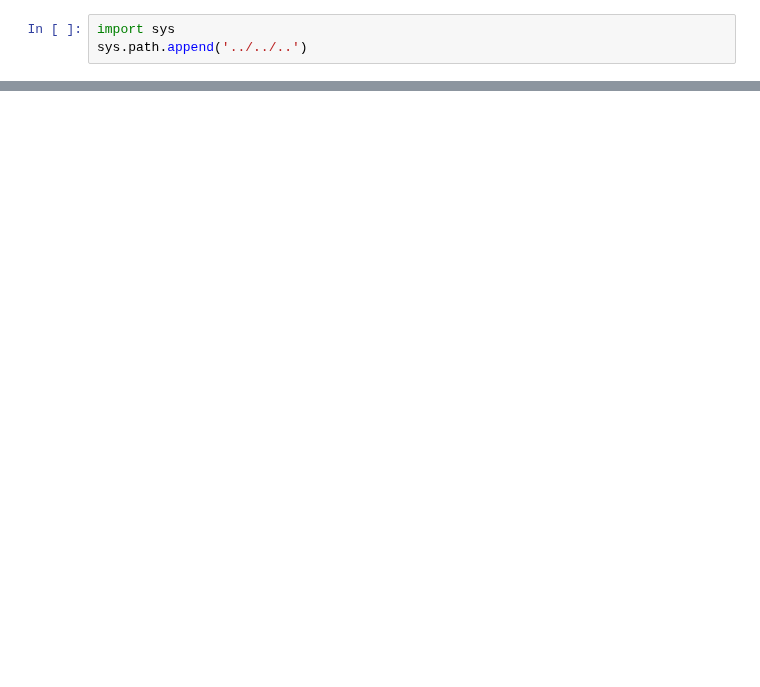
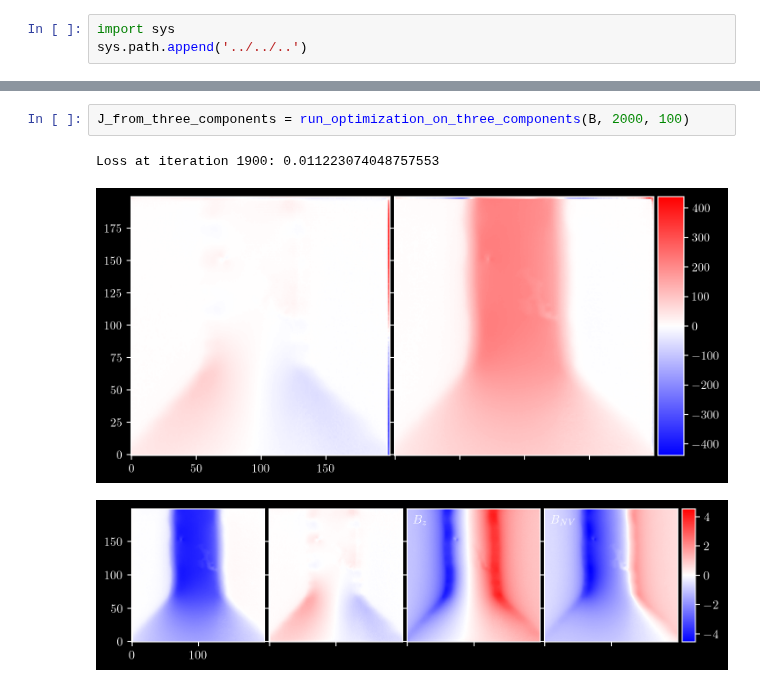
Before and after one commit to DavidBroadway/magrec, a Jupyter notebook: magrec/notebooks/Test Current Density Reconstruction/Current Reconstruction with Optimization Prototype.ipynb, the cells around one changed output, grey strips where cells are left out. Drawn from its saved outputs; the diff is of its cells as text; blank space fills up the shorter version.

```diff
--- a/magrec/notebooks/Test Current Density Reconstruction/Current Reconstruction with Optimization Prototype.ipynb
+++ b/magrec/notebooks/Test Current Density Reconstruction/Current Reconstruction with Optimization Prototype.ipynb
@@ -156,0 +282,6 @@ tensor([-0.0218,  0.3232], dtype=torch.float64)
+# %%
+J_from_three_components = run_optimization_on_three_components(B, 2000, 100)
+# %% [output]
+Loss at iteration 1900: 0.011223074048757553
+[figure, added]
+[figure, added]
```
Also changed, not shown: parts of 34 cells of this notebook, 1 other file.
